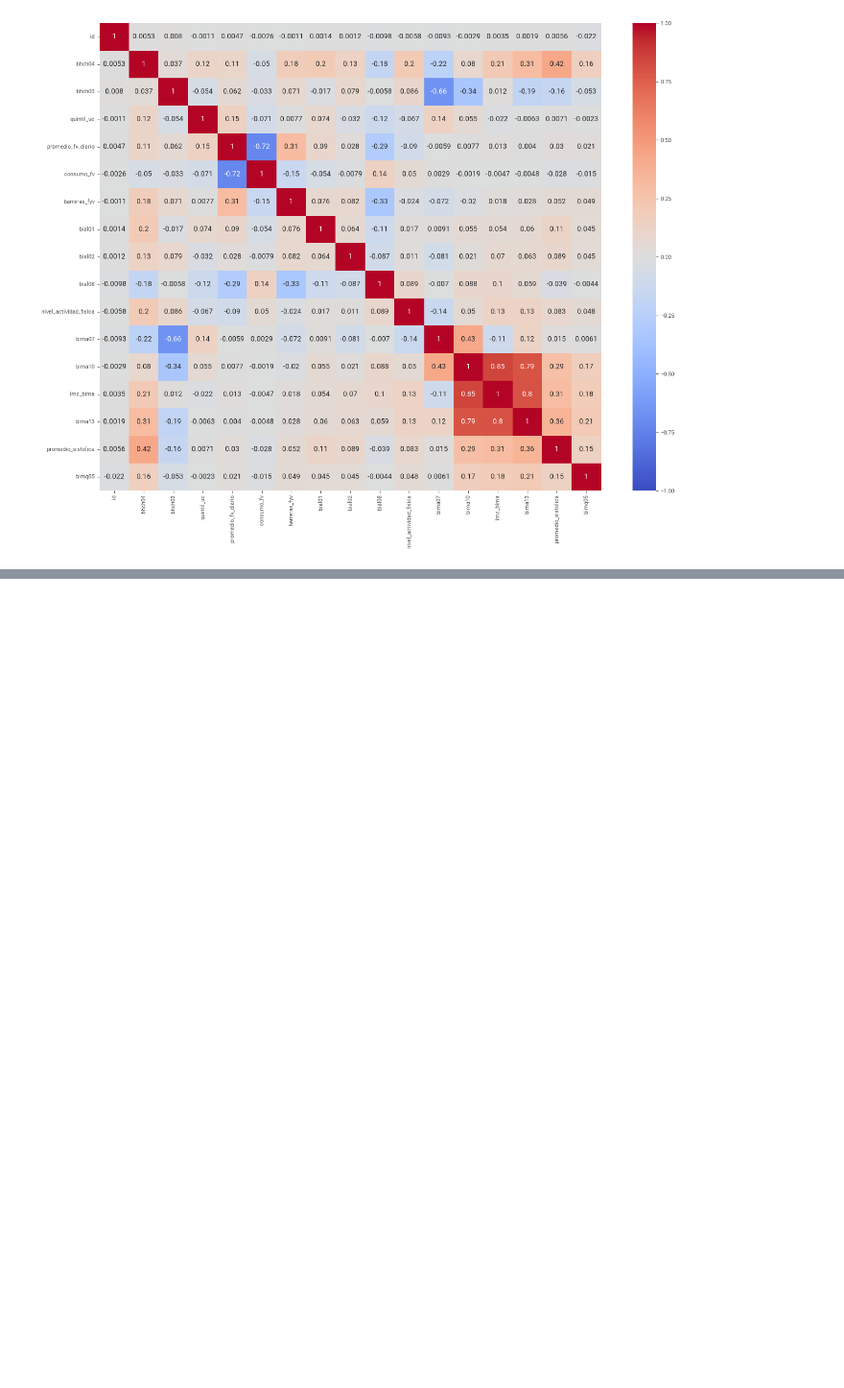
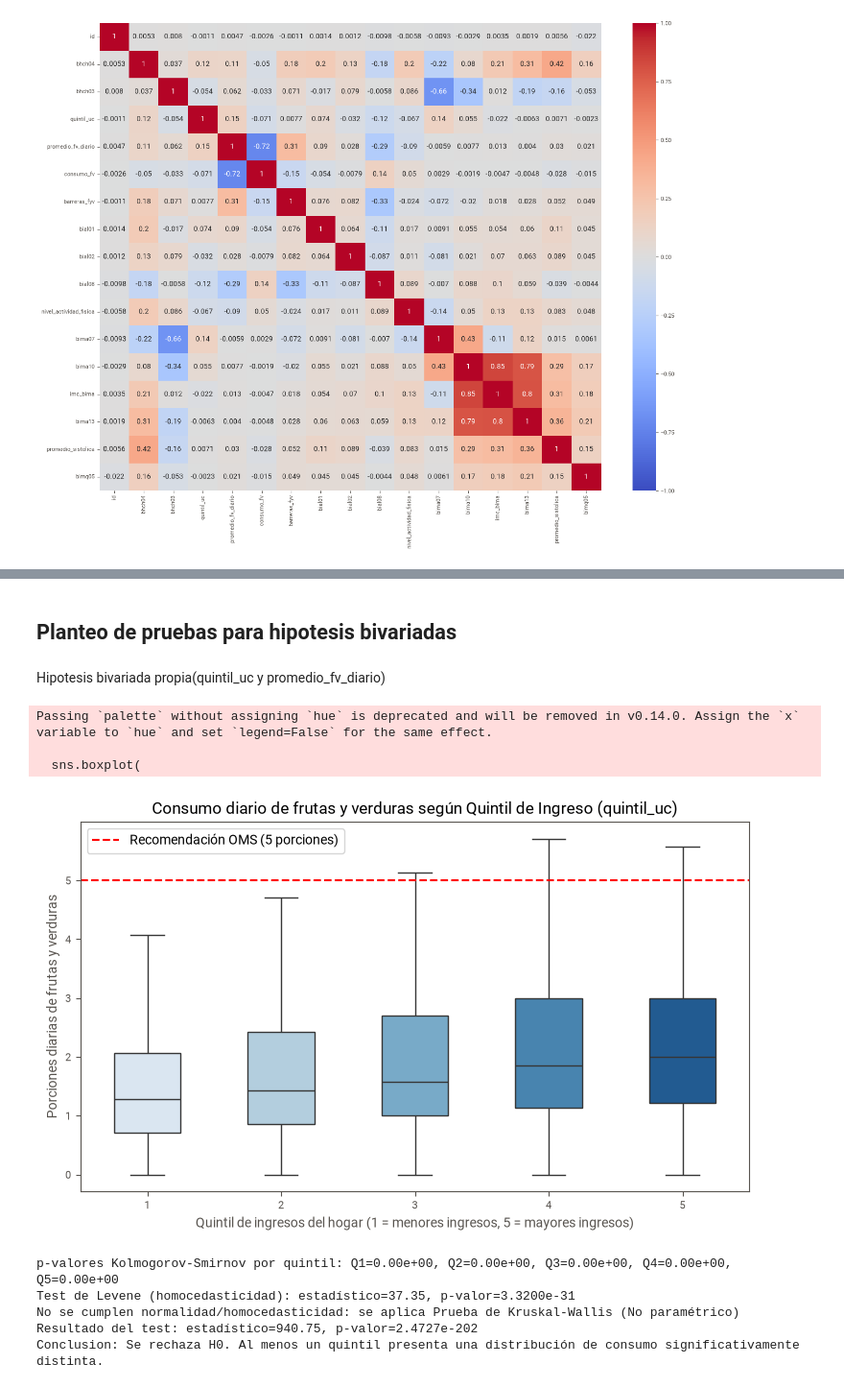
Before and after one commit to Nehuen-Asserquet/TPE-Ciencia-de-Datos-Grupo-16-INDEC, a Jupyter notebook: TPE.ipynb, the cells around one changed output, grey strips where cells are left out. Shown at 96% size. Cells and saved outputs as stored; diff of their text form; code cells hidden in the pictures; blank space fills up the shorter version.

```diff
--- a/TPE.ipynb
+++ b/TPE.ipynb
@@ -236,0 +402,63 @@ plt.show()
+# %% [markdown]
+## Planteo de pruebas para hipotesis bivariadas
+# %% [markdown]
+Hipotesis bivariada propia(quintil_uc y promedio_fv_diario)
+# %%
+df_biv1 = preprocessed_dataset[['quintil_uc', 'promedio_fv_diario']].dropna()
+
+plt.figure(figsize=(9, 5))
+sns.boxplot(
+    data=df_biv1,
+    x='quintil_uc',
+    y='promedio_fv_diario',
+    palette='Blues',
+    width=0.5,
+    showfliers=False
+)
+plt.axhline(5.0, color='red', linestyle='--', linewidth=1.5, label='Recomendación OMS (5 porciones)')
+plt.title("Consumo diario de frutas y verduras según Quintil de Ingreso (quintil_uc)")
+plt.xlabel("Quintil de ingresos del hogar (1 = menores ingresos, 5 = mayores ingresos)")
+plt.ylabel("Porciones diarias de frutas y verduras")
+plt.legend()
+plt.show()
+
+q1 = df_biv1[df_biv1['quintil_uc'] == 1]['promedio_fv_diario']
+q2 = df_biv1[df_biv1['quintil_uc'] == 2]['promedio_fv_diario']
+q3 = df_biv1[df_biv1['quintil_uc'] == 3]['promedio_fv_diario']
+q4 = df_biv1[df_biv1['quintil_uc'] == 4]['promedio_fv_diario']
+q5 = df_biv1[df_biv1['quintil_uc'] == 5]['promedio_fv_diario']
+#Verificación de supuestos:
+#Normalidad en cada grupo Shapiro Wilk
+stat_ks1, p_norm1 = stats.kstest(q1, 'norm')
+stat_ks2, p_norm2 = stats.kstest(q2, 'norm')
+stat_ks3, p_norm3 = stats.kstest(q3, 'norm')
+stat_ks4, p_norm4 = stats.kstest(q4, 'norm')
+stat_ks5, p_norm5 = stats.kstest(q5, 'norm')
+es_normal = (p_norm1 >= 0.05) and (p_norm2 >= 0.05) and (p_norm3 >= 0.05) and (p_norm4 >= 0.05) and (p_norm5 >= 0.05)
+print(f"p-valores Kolmogorov-Smirnov por quintil: Q1={p_norm1:.2e}, Q2={p_norm2:.2e}, Q3={p_norm3:.2e}, Q4={p_norm4:.2e}, Q5={p_norm5:.2e}")
+#Homocedasticidad Test de Levene
+stat_levene, p_levene = stats.levene(q1, q2, q3, q4, q5)
+es_homocedastico = p_levene >= 0.05
+print(f"Test de Levene (homocedasticidad): estadístico={stat_levene:.2f}, p-valor={p_levene:.4e}")
+
+if es_normal and es_homocedastico:
+    print("Se cumplen normalidad y homocedasticidad: se aplica ANOVA de 1 vía (Paramétrico)")
+    stat_test, p_valor = stats.f_oneway(q1, q2, q3, q4, q5)
+else:
+    print("No se cumplen normalidad/homocedasticidad: se aplica Prueba de Kruskal-Wallis (No paramétrico)")
+    stat_test, p_valor = stats.kruskal(q1, q2, q3, q4, q5)
+print(f"Resultado del test: estadístico={stat_test:.2f}, p-valor={p_valor:.4e}")
+if p_valor < 0.05:
+    print("Conclusion: Se rechaza H0. Al menos un quintil presenta una distribución de consumo significativamente distinta.")
+else:
+    print("Conclusion: No se rechaza H0. No se observan diferencias significativas entre los quintiles.")
+# %% [output]
+Passing `palette` without assigning `hue` is deprecated and will be removed in v0.14.0. Assign the `x` variable to `hue` and set `legend=False` for the same effect.
+
+  sns.boxplot(
+[figure, added]
+p-valores Kolmogorov-Smirnov por quintil: Q1=0.00e+00, Q2=0.00e+00, Q3=0.00e+00, Q4=0.00e+00, Q5=0.00e+00
+Test de Levene (homocedasticidad): estadístico=37.35, p-valor=3.3200e-31
+No se cumplen normalidad/homocedasticidad: se aplica Prueba de Kruskal-Wallis (No paramétrico)
+Resultado del test: estadístico=940.75, p-valor=2.4727e-202
+Conclusion: Se rechaza H0. Al menos un quintil presenta una distribución de consumo significativamente distinta.
```
Also changed, not shown: parts of 17 cells of this notebook.
